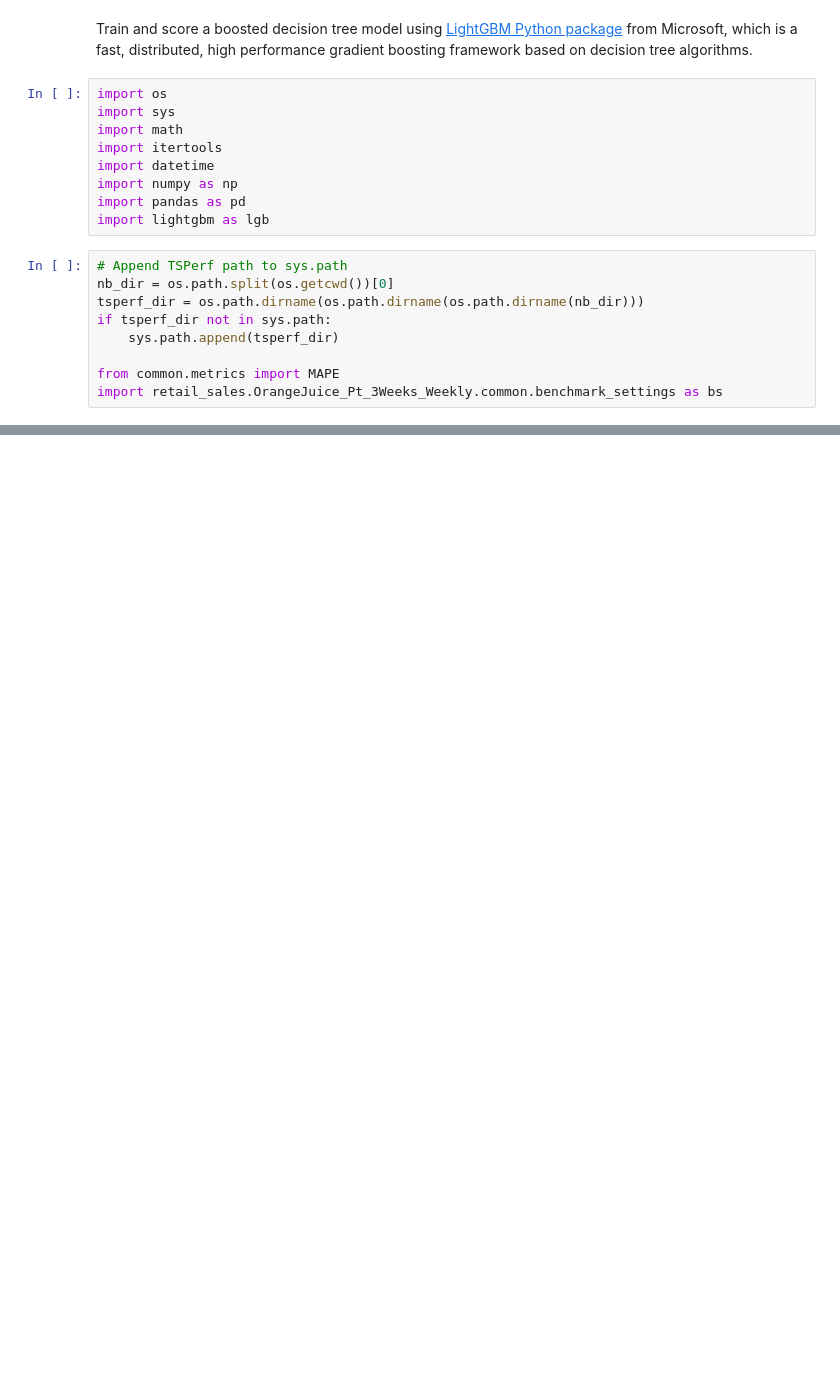
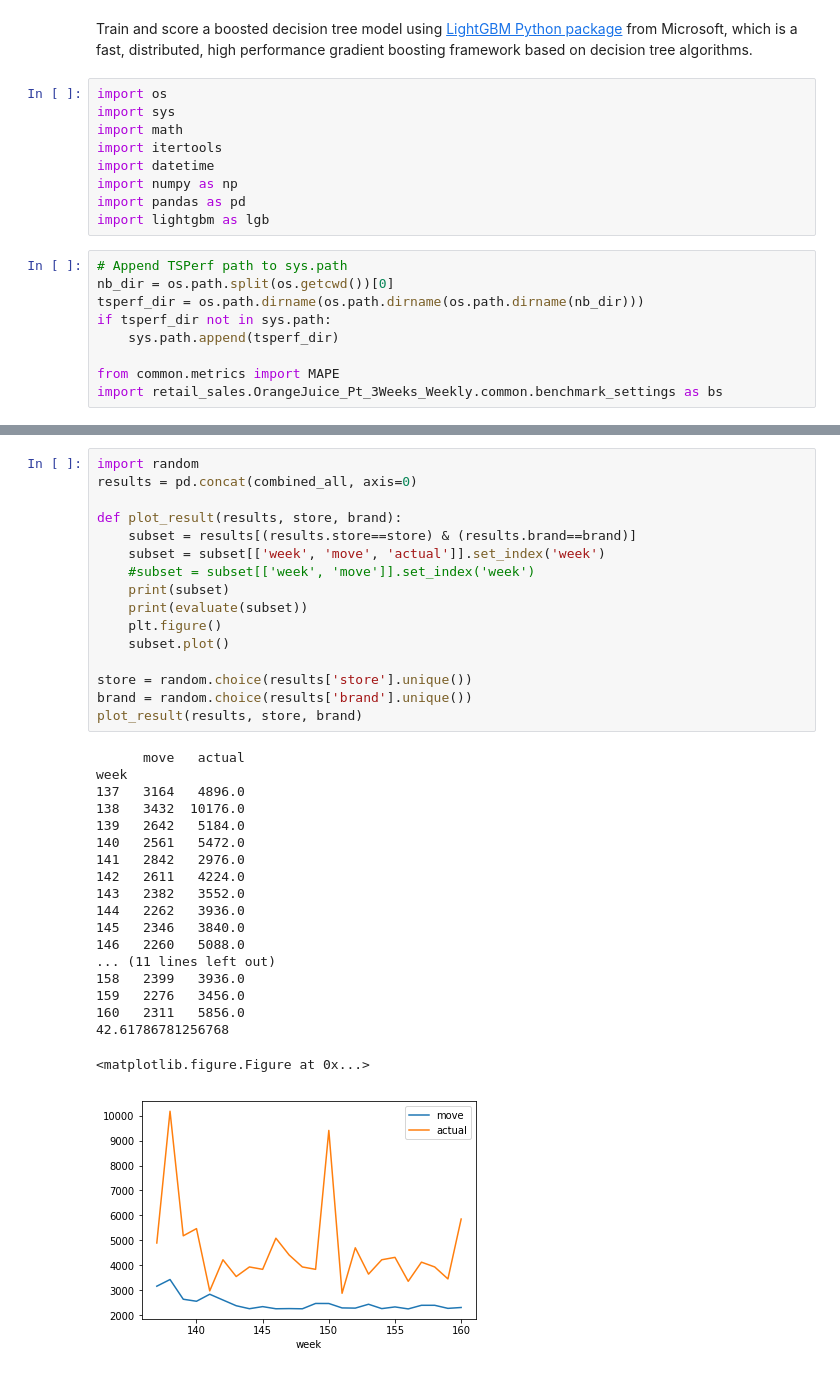
Before and after one commit to sdonohoo/forecasting, a Jupyter notebook: retail_sales/OrangeJuice_Pt_3Weeks_Weekly/submissions/LightGBM/train_score.ipynb, the cells around one changed output, grey strips where cells are left out. Cells and saved outputs as stored; diff of their text form; blank space fills up the shorter version.

```diff
--- a/retail_sales/OrangeJuice_Pt_3Weeks_Weekly/submissions/LightGBM/train_score.ipynb
+++ b/retail_sales/OrangeJuice_Pt_3Weeks_Weekly/submissions/LightGBM/train_score.ipynb
@@ -308,0 +311,36 @@ Plot feature importances...
+# %%
+import random
+results = pd.concat(combined_all, axis=0)
+
+def plot_result(results, store, brand):
+    subset = results[(results.store==store) & (results.brand==brand)]
+    subset = subset[['week', 'move', 'actual']].set_index('week')
+    #subset = subset[['week', 'move']].set_index('week')
+    print(subset)
+    print(evaluate(subset))
+    plt.figure()
+    subset.plot()
+
+store = random.choice(results['store'].unique())
+brand = random.choice(results['brand'].unique())
+plot_result(results, store, brand)
+# %% [output]
+      move   actual
+week
+137   3164   4896.0
+138   3432  10176.0
+139   2642   5184.0
+140   2561   5472.0
+141   2842   2976.0
+142   2611   4224.0
+143   2382   3552.0
+144   2262   3936.0
+145   2346   3840.0
+146   2260   5088.0
+... (11 lines left out)
+158   2399   3936.0
+159   2276   3456.0
+160   2311   5856.0
+42.61786781256768
+<matplotlib.figure.Figure at 0x...>
+[figure, added]
```
Also changed, not shown: parts of 7 cells of this notebook, 4 other files.
